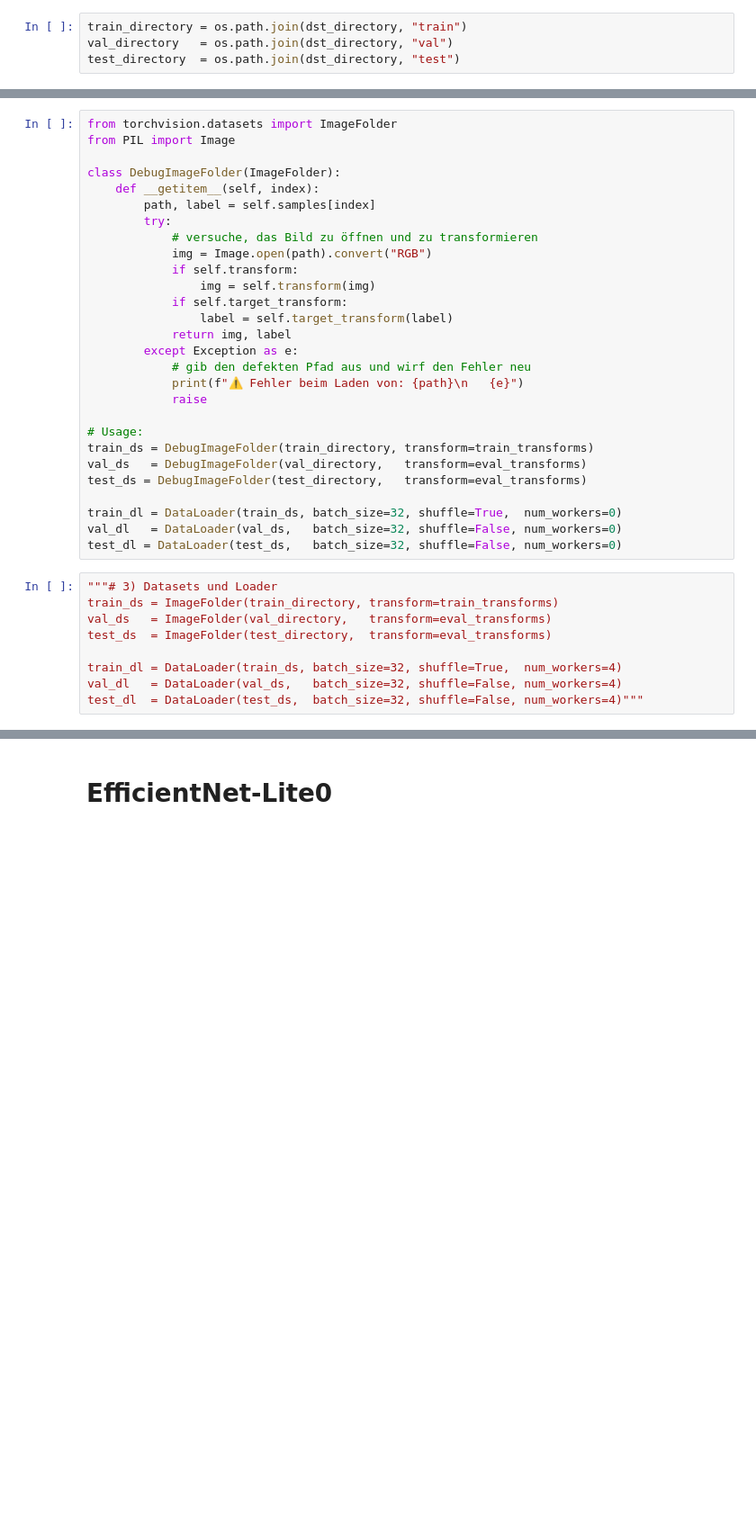
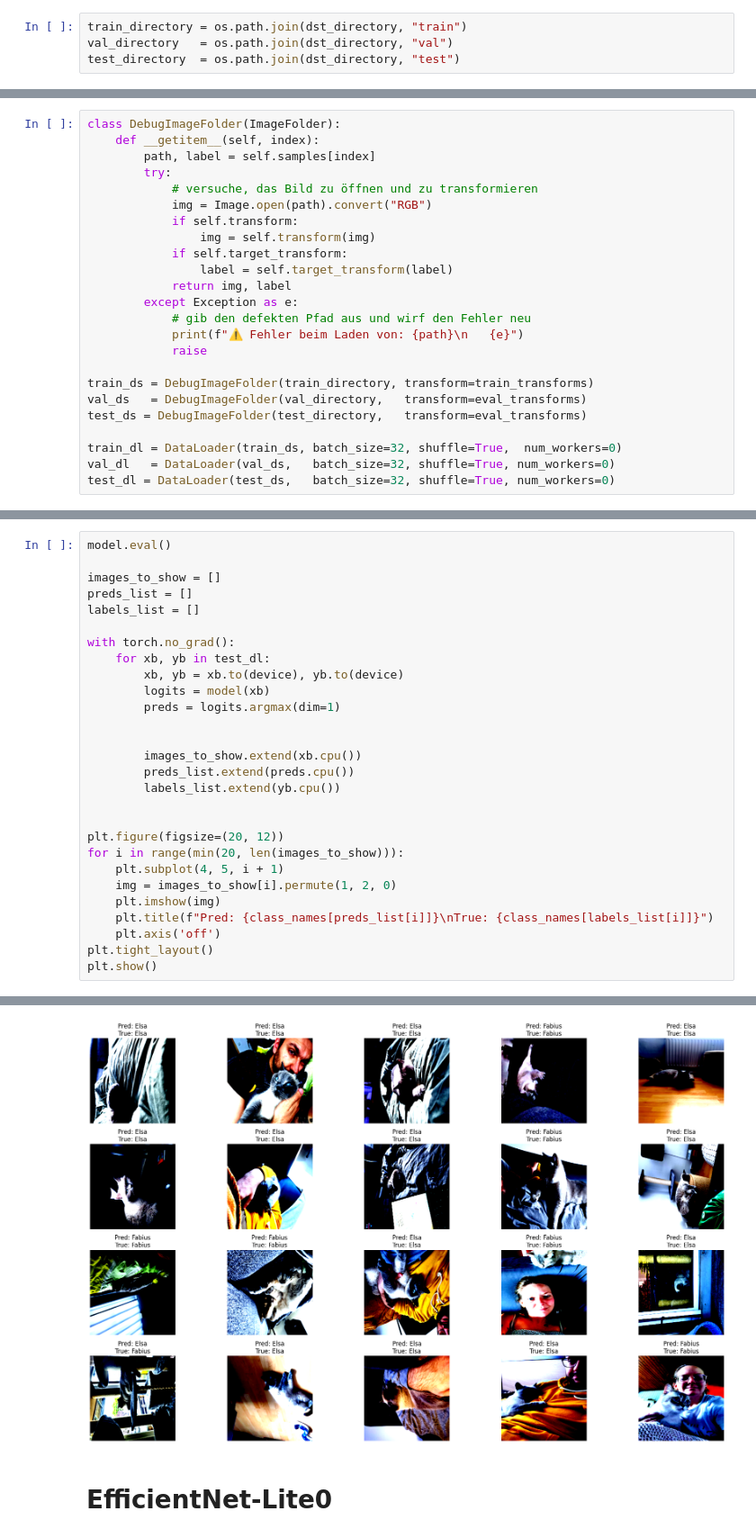
Before and after one commit to Bananenkaiser/CatFeederAI, a Jupyter notebook: train_model.ipynb, the cells around one changed output, grey strips where cells are left out. Shown at 90% size. Drawn from its saved outputs; the diff is of its cells as text; blank space fills up the shorter version.

```diff
--- a/train_model.ipynb
+++ b/train_model.ipynb
@@ -46,9 +64,6 @@ eval_transforms = transforms.Compose([
                          std= [0.229,0.224,0.225]),
 ])
 # %%
-from torchvision.datasets import ImageFolder
-from PIL import Image
-
 class DebugImageFolder(ImageFolder):
     def __getitem__(self, index):
         path, label = self.samples[index]
@@ -65,20 +80,10 @@ class DebugImageFolder(ImageFolder):
             print(f"⚠️ Fehler beim Laden von: {path}\n   {e}")
             raise
 
-# Usage:
 train_ds = DebugImageFolder(train_directory, transform=train_transforms)
 val_ds   = DebugImageFolder(val_directory,   transform=eval_transforms)
 test_ds = DebugImageFolder(test_directory,   transform=eval_transforms)
 
 train_dl = DataLoader(train_ds, batch_size=32, shuffle=True,  num_workers=0)
-val_dl   = DataLoader(val_ds,   batch_size=32, shuffle=False, num_workers=0)
-test_dl = DataLoader(test_ds,   batch_size=32, shuffle=False, num_workers=0)
+val_dl   = DataLoader(val_ds,   batch_size=32, shuffle=True, num_workers=0)
+test_dl = DataLoader(test_ds,   batch_size=32, shuffle=True, num_workers=0)
-# %%
-"""# 3) Datasets und Loader
-train_ds = ImageFolder(train_directory, transform=train_transforms)
-val_ds   = ImageFolder(val_directory,   transform=eval_transforms)
-test_ds  = ImageFolder(test_directory,  transform=eval_transforms)
-
-train_dl = DataLoader(train_ds, batch_size=32, shuffle=True,  num_workers=4)
-val_dl   = DataLoader(val_ds,   batch_size=32, shuffle=False, num_workers=4)
-test_dl  = DataLoader(test_ds,  batch_size=32, shuffle=False, num_workers=4)"""
@@ -188,0 +188,29 @@ Abbruch nach 3 Epochen ohne Verbesserung.
+# %%
+model.eval()
+
+images_to_show = []
+preds_list = []
+labels_list = []
+
+with torch.no_grad():
+    for xb, yb in test_dl:
+        xb, yb = xb.to(device), yb.to(device)
+        logits = model(xb)
+        preds = logits.argmax(dim=1)
+
+
+        images_to_show.extend(xb.cpu())
+        preds_list.extend(preds.cpu())
+        labels_list.extend(yb.cpu())
+
+
+plt.figure(figsize=(20, 12))
+for i in range(min(20, len(images_to_show))):
+    plt.subplot(4, 5, i + 1)
+    img = images_to_show[i].permute(1, 2, 0)
+    plt.imshow(img)
+    plt.title(f"Pred: {class_names[preds_list[i]]}\nTrue: {class_names[labels_list[i]]}")
+    plt.axis('off')
+plt.tight_layout()
+plt.show()
+# %% [output]
@@ -189,2 +237,3 @@ Abbruch nach 3 Epochen ohne Verbesserung.
+[figure, added]
 # %% [markdown]
 # EfficientNet-Lite0
```
Also changed, not shown: parts of 10 cells of this notebook, 6 other files.
